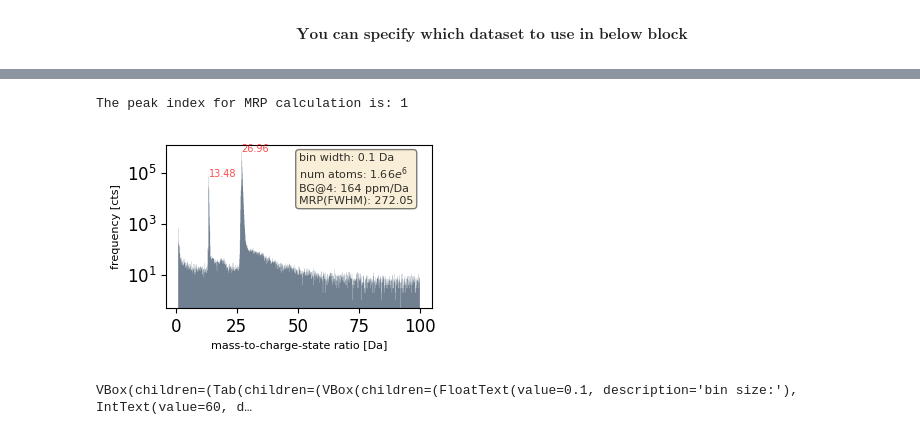
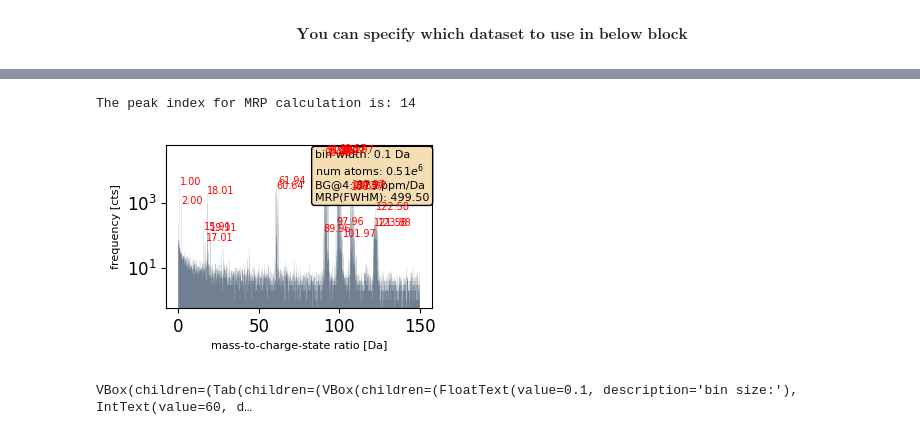
Before and after one commit to mmonajem/pyoxcart, a Jupyter notebook: pyccapt/calibration/tutorials/jupyter_files/03_ion_selection_and_ranging.ipynb, the cells around one changed output, grey strips where cells are left out. Drawn from its saved outputs; the diff is of its cells as text; code cells hidden in the pictures.

```diff
--- a/pyccapt/calibration/tutorials/jupyter_files/03_ion_selection_and_ranging.ipynb
+++ b/pyccapt/calibration/tutorials/jupyter_files/03_ion_selection_and_ranging.ipynb
@@ -99,10 +100,10 @@ data
 variables.mc_calib = data['mc_c (Da)'].to_numpy()
 cc = data['mc_c (Da)'].to_numpy()
 # %%
-peaks_ini, peaks_y_ini, peak_widths_p_ini = tools.hist_plot(cc[cc < 100], 0.1, distance=10, percent=50, prominence=50, selector='peak', plot=True, label='mc')
+peaks_ini, peaks_y_ini, peak_widths_p_ini = tools.hist_plot(cc[cc < 150], 0.1, distance=10, percent=50, prominence=50, selector='peak', plot=True, label='mc')
 # %% [output]
-The peak index for MRP calculation is: 1
+The peak index for MRP calculation is: 14
-[figure, old version]
+[figure, new version]
 # %%
 bin_size=widgets.FloatText(value=0.1, description='bin size:')
 prominence=widgets.IntText(value=60, description='peak prominance:')
```
Also changed, not shown: parts of 2 cells of this notebook, 25 other files.
